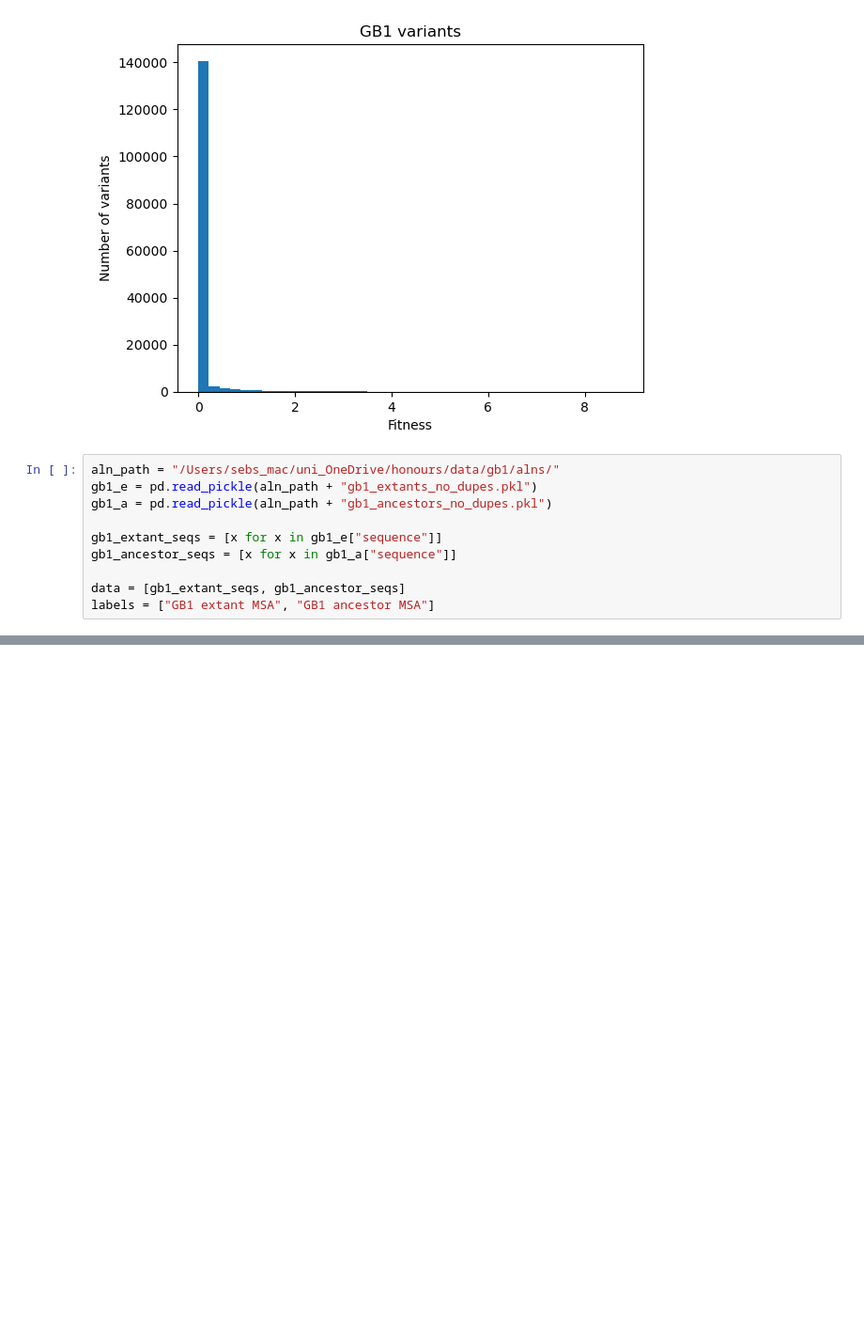
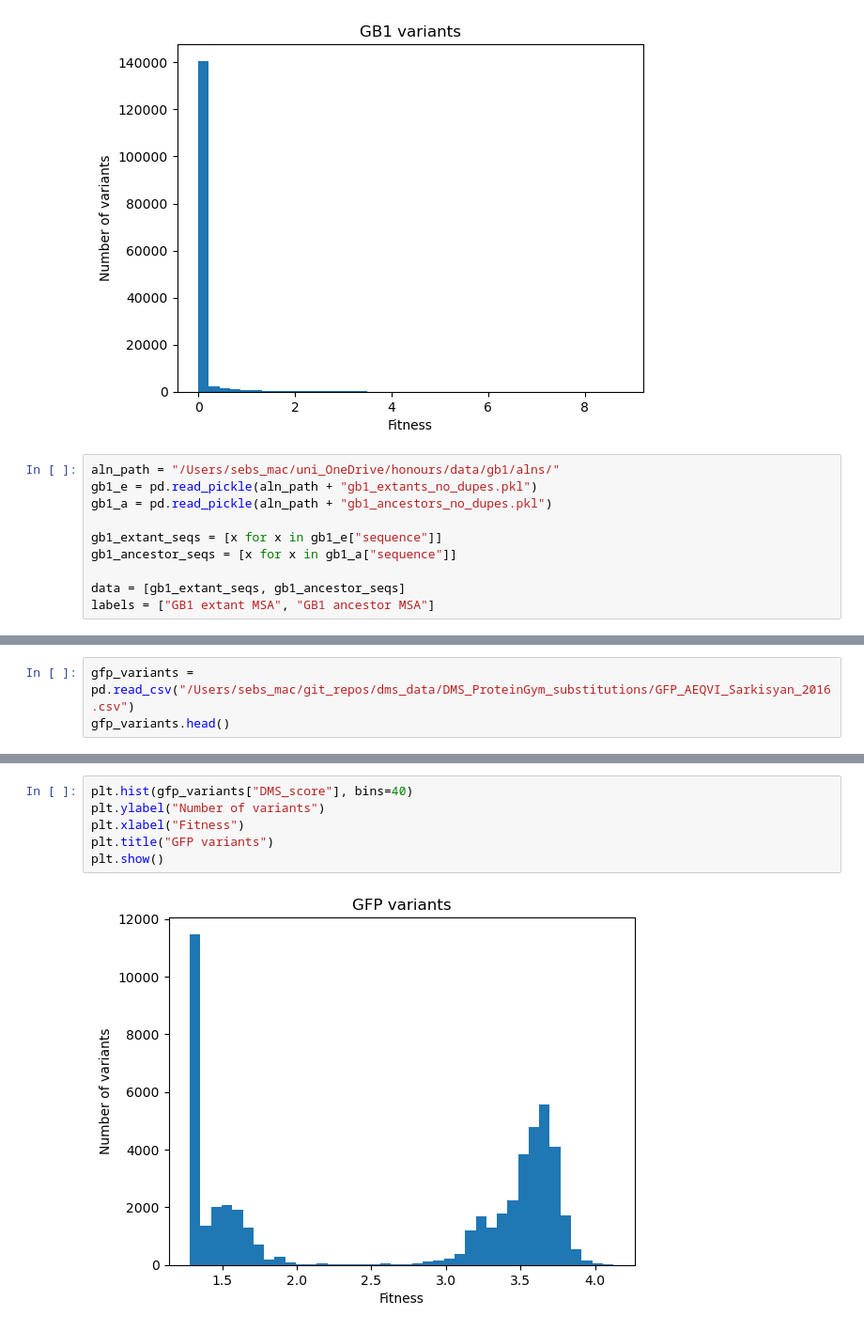
Before and after one commit to SebPorras/MAP_VAE, a Jupyter notebook: notebooks/ancestors_vs_extants.ipynb, the cells around one changed output, grey strips where cells are left out. Shown at 94% size. Drawn from its saved outputs; the diff is of its cells as text; blank space fills up the shorter version.

```diff
--- a/notebooks/ancestors_vs_extants.ipynb
+++ b/notebooks/ancestors_vs_extants.ipynb
@@ -184,0 +267,3 @@ ars_df
+# %%
+gfp_variants = pd.read_csv("/Users/sebs_mac/git_repos/dms_data/DMS_ProteinGym_substitutions/GFP_AEQVI_Sarkisyan_2016.csv")
+gfp_variants.head()
@@ -184,0 +277,8 @@ ars_df
+# %%
+plt.hist(gfp_variants["DMS_score"], bins=40)
+plt.ylabel("Number of variants")
+plt.xlabel("Fitness")
+plt.title("GFP variants")
+plt.show()
+# %% [output]
+[figure, added]
```
Also changed, not shown: parts of 27 cells of this notebook, 2 other files.
